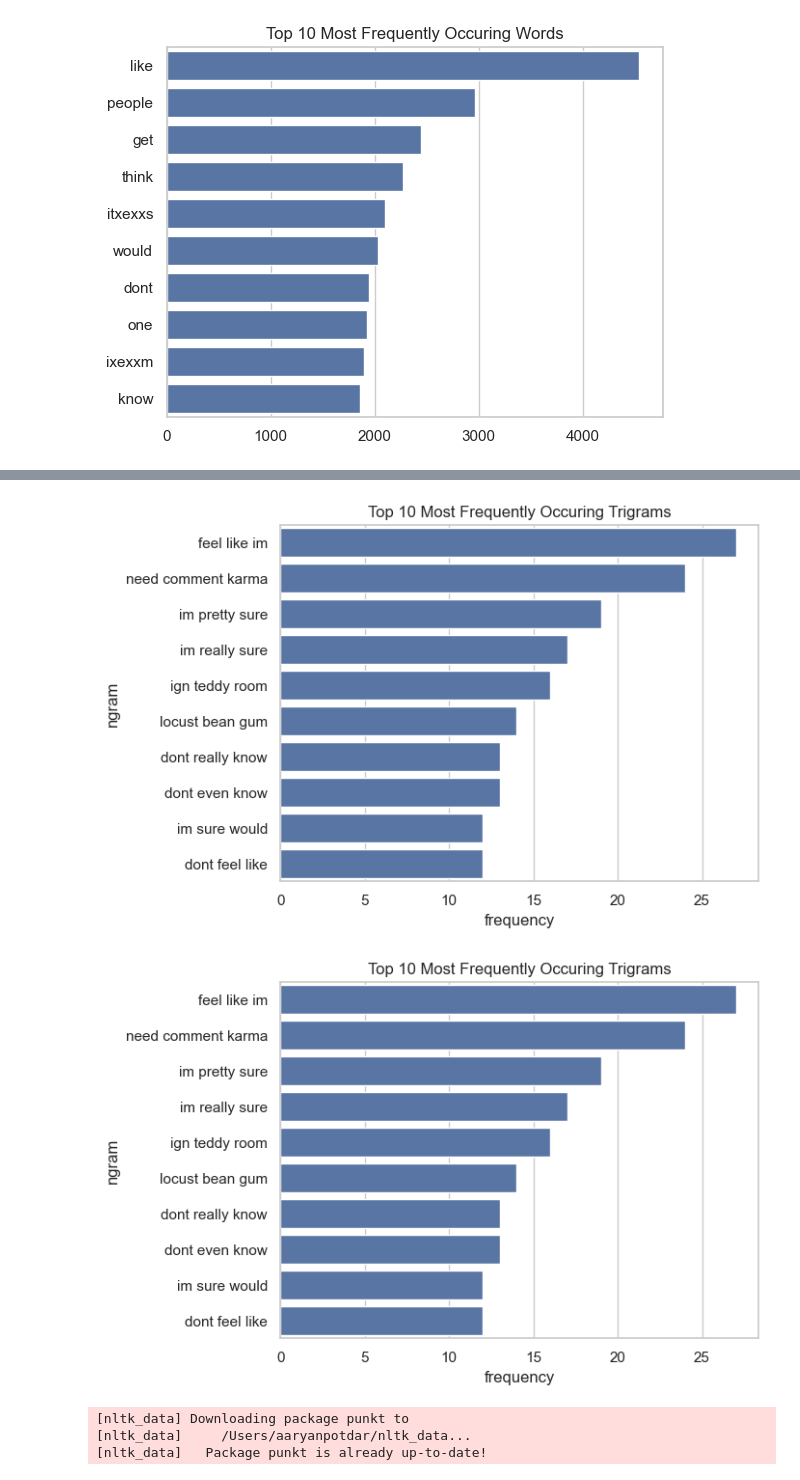
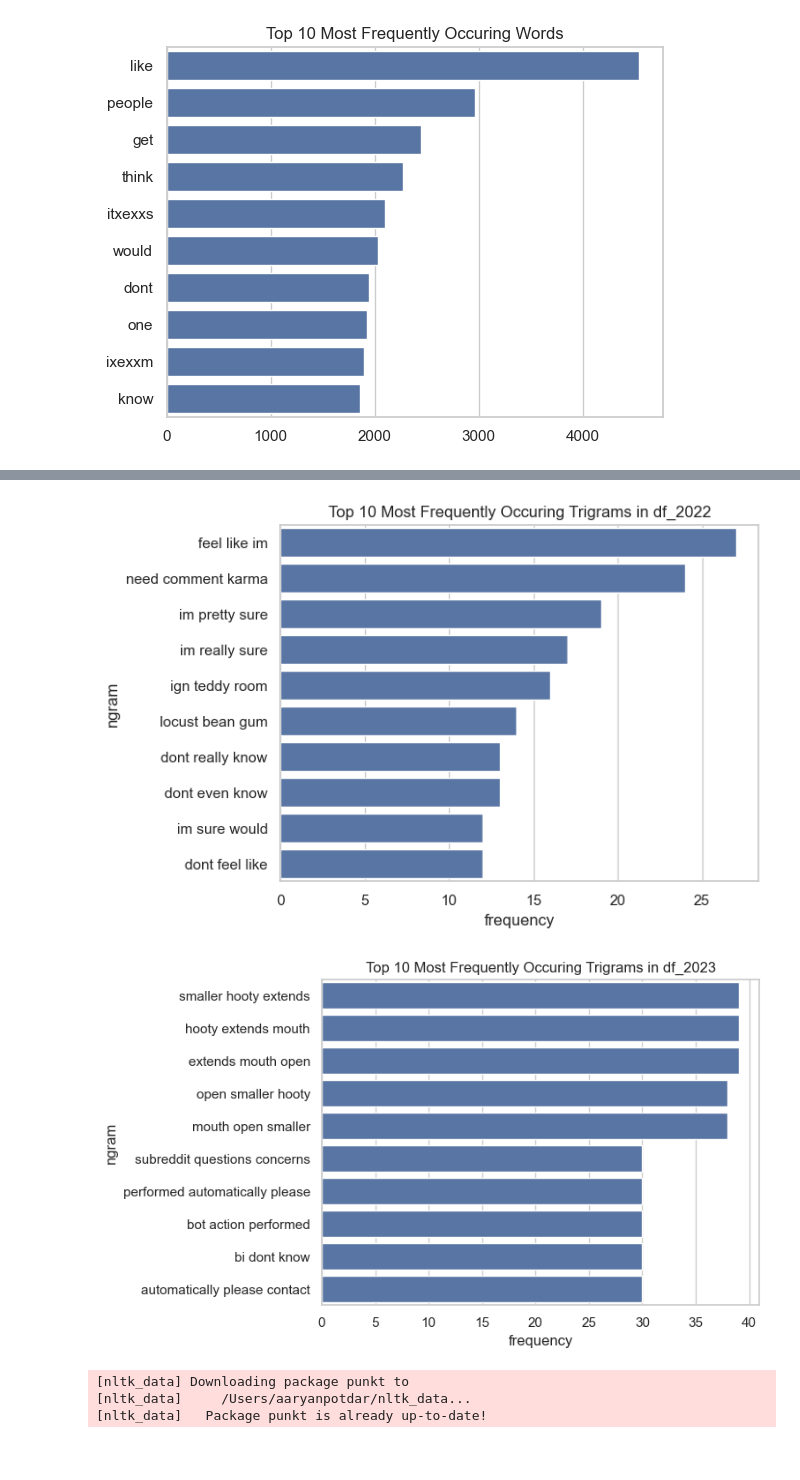
Before and after one commit to dsgt-kaggle-clef/erisk-2024, a Jupyter notebook: AaryanPotdar/EDA.ipynb, the cells around one changed output, grey strips where cells are left out. Drawn from its saved outputs; the diff is of its cells as text; code cells hidden in the pictures; blank space fills up the shorter version.

```diff
--- a/AaryanPotdar/EDA.ipynb
+++ b/AaryanPotdar/EDA.ipynb
@@ -525,22 +525,22 @@ ngram_freq = pd.DataFrame(sorted([(count_values[i], k) for k, i in cv1.vocabular
 ngram_freq.columns = ["frequency", "ngram"]
 # %%
 sns.barplot(x=ngram_freq['frequency'][:10], y=ngram_freq['ngram'][:10])
-plt.title('Top 10 Most Frequently Occuring Trigrams')
+plt.title('Top 10 Most Frequently Occuring Trigrams in df_2022')
 plt.show()
 # %% [output]
-[figure, old version]
+[figure, new version]
 # %%
 cv1_23 = CountVectorizer(ngram_range=(3,3))
-trigrams = cv1_23.fit_transform(df_2022_freq['text'])
+trigrams = cv1_23.fit_transform(df_2023_freq['text'])
 count_values = trigrams.toarray().sum(axis=0)
 ngram_freq = pd.DataFrame(sorted([(count_values[i], k) for k, i in cv1_23.vocabulary_.items()], reverse = True))
 ngram_freq.columns = ["frequency", "ngram"]
 
 sns.barplot(x=ngram_freq['frequency'][:10], y=ngram_freq['ngram'][:10])
-plt.title('Top 10 Most Frequently Occuring Trigrams')
+plt.title('Top 10 Most Frequently Occuring Trigrams in df_2023')
 plt.show()
 # %% [output]
-[figure, old version]
+[figure, new version]
 # %%
 import nltk
 from nltk.util import ngrams
```
Also changed, not shown: parts of 4 cells of this notebook.
